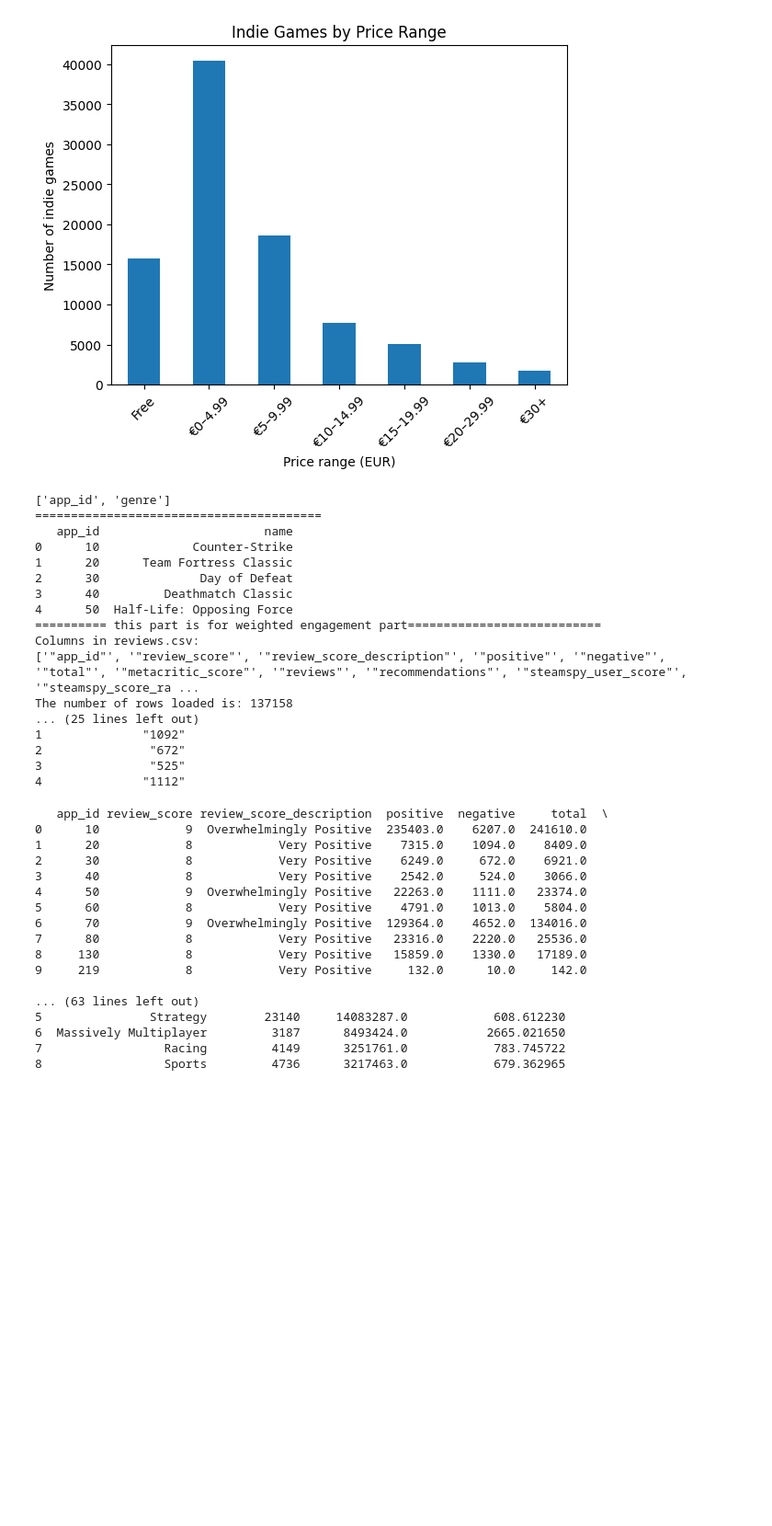
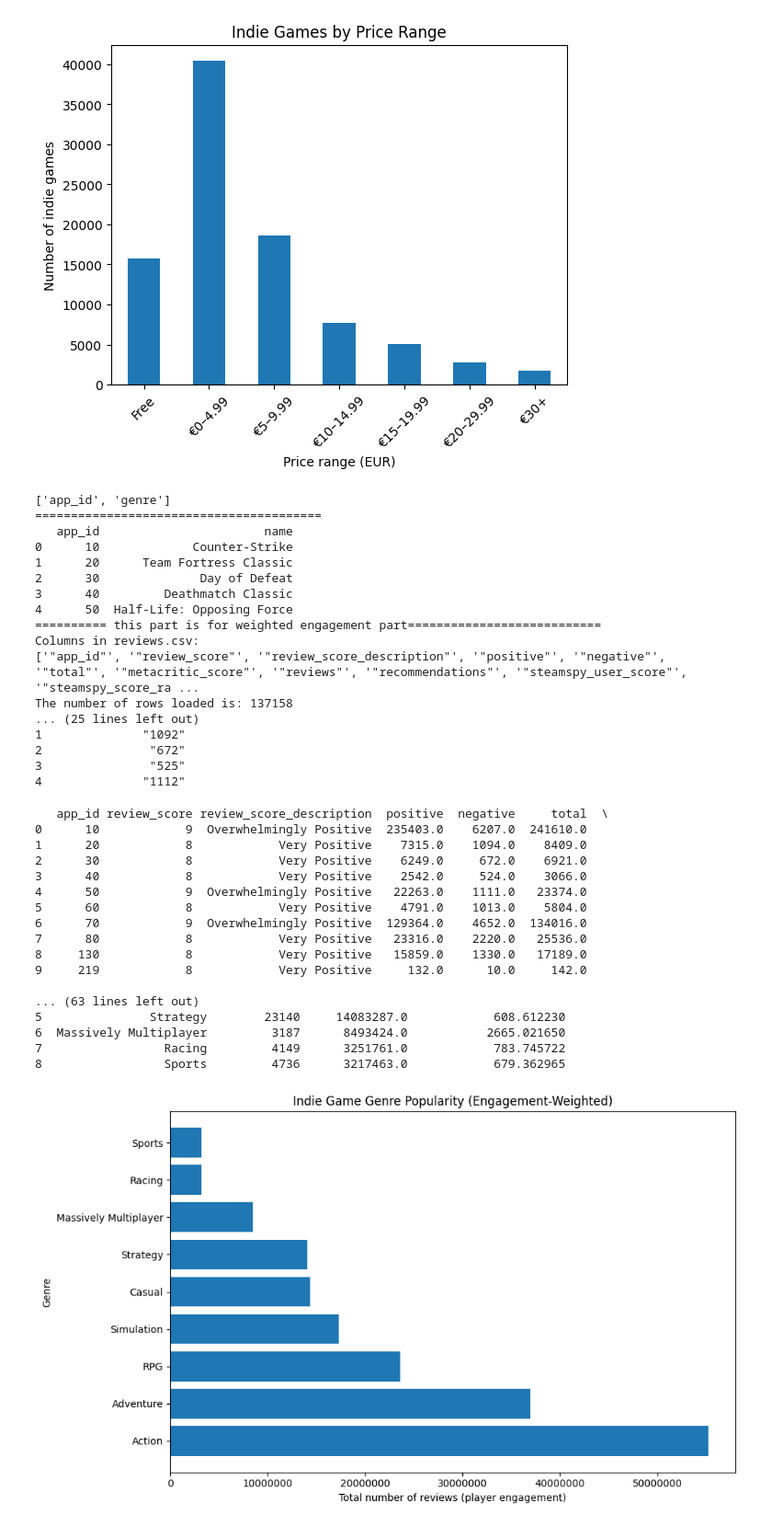
Before and after one commit to KhaledKhalil711/DataPlay, a Jupyter notebook: Data Analysis/Data Analysis-for steam store.ipynb, the cells around one changed output. Shown at 92% size. Drawn from its saved outputs; the diff is of its cells as text; code cells hidden in the pictures; blank space fills up the shorter version.

```diff
--- a/Data Analysis/Data Analysis-for steam store.ipynb
+++ b/Data Analysis/Data Analysis-for steam store.ipynb
@@ -401,6 +401,23 @@ genre_popularity = (
 
 print(genre_popularity)
 
+plt.figure(figsize=(10, 6))
+
+plt.barh(
+    genre_popularity["genre_normalized"],
+    genre_popularity["total_reviews"]
+)
+
+plt.xlabel("Total number of reviews (player engagement)")
+plt.ylabel("Genre")
+plt.title("Indie Game Genre Popularity (Engagement-Weighted)")
+
+# Improve x-axis readability
+plt.ticklabel_format(style="plain", axis="x")
+
+plt.tight_layout()
+plt.show()
+
 
 
 
@@ -431,44 +448,44 @@ genre_counts = genre_counts.sort_values("game_count", ascending=True)
 # Plot — Horizontal bar chart (ALL genres)
 # --------------------------------------------------
 
-# plt.figure(figsize=(10, 6))
+plt.figure(figsize=(10, 6))
 
-# plt.barh(
-#     genre_counts["genre"],
-#     genre_counts["game_count"],
-#     color="steelblue"
-# )
+plt.barh(
+    genre_counts["genre"],
+    genre_counts["game_count"],
+    color="steelblue"
+)
 
-# plt.xlabel("Number of indie games")
-# plt.ylabel("Genre")
-# plt.title("Popularity of Indie Game Genres")
+plt.xlabel("Number of indie games")
+plt.ylabel("Genre")
+plt.title("Popularity of Indie Game Genres")
 
-# plt.tight_layout()
-# plt.show()
-# print("============================== For tags")
-# tag_counts = (
-#     tags_indie["tag"]
-#     .value_counts()
-#     .reset_index()
-# )
+plt.tight_layout()
+plt.show()
+print("============================== For tags")
+tag_counts = (
+    tags_indie["tag"]
+    .value_counts()
+    .reset_index()
+)
 
-# tag_counts.columns = ["tag", "game_count"]
-# top_tags = tag_counts.head(20)
+tag_counts.columns = ["tag", "game_count"]
+top_tags = tag_counts.head(20)
 
-# plt.figure()
-# top_tags.plot(
-#     kind="bar",
-#     x="tag",
-#     y="game_count",
-#     legend=False
-# )
+plt.figure()
+top_tags.plot(
+    kind="bar",
+    x="tag",
+    y="game_count",
+    legend=False
+)
 
-# plt.xlabel("Tag")
-# plt.ylabel("Number of indie games")
-# plt.title("Top 20 Most Popular Indie Game Tags")
-# plt.xticks(rotation=45, ha="right")
-# plt.show()
-# print(df["name"])
+plt.xlabel("Tag")
+plt.ylabel("Number of indie games")
+plt.title("Top 20 Most Popular Indie Game Tags")
+plt.xticks(rotation=45, ha="right")
+plt.show()
+print(df["name"])
 # %% [output]
 ['app_id', 'genre']
 ========================================
@@ -477,30 +494,31 @@ genre_counts = genre_counts.sort_values("game_count", ascending=True)
 1      20      Team Fortress Classic
 2      30              Day of Defeat
 3      40         Deathmatch Classic
 4      50  Half-Life: Opposing Force
 ========== this part is for weighted engagement part===========================
 Columns in reviews.csv:
 ['"app_id"', '"review_score"', '"review_score_description"', '"positive"', '"negative"', '"total"', '"metacritic_score"', '"reviews"', '"recommendations"', '"steamspy_user_score"', '"steamspy_score_ra ...
 The number of rows loaded is: 137158
 ... (25 lines left out)
 1              "1092"
 2               "672"
 3               "525"
 4              "1112"
    app_id review_score review_score_description  positive  negative     total  \
 0      10            9  Overwhelmingly Positive  235403.0    6207.0  241610.0
 1      20            8            Very Positive    7315.0    1094.0    8409.0
 2      30            8            Very Positive    6249.0     672.0    6921.0
 3      40            8            Very Positive    2542.0     524.0    3066.0
 4      50            9  Overwhelmingly Positive   22263.0    1111.0   23374.0
 5      60            8            Very Positive    4791.0    1013.0    5804.0
 6      70            9  Overwhelmingly Positive  129364.0    4652.0  134016.0
 7      80            8            Very Positive   23316.0    2220.0   25536.0
 8     130            8            Very Positive   15859.0    1330.0   17189.0
 9     219            8            Very Positive     132.0      10.0     142.0
 
 ... (63 lines left out)
 5               Strategy        23140     14083287.0            608.612230
 6  Massively Multiplayer         3187      8493424.0           2665.021650
 7                 Racing         4149      3251761.0            783.745722
 8                 Sports         4736      3217463.0            679.362965
+[figure, added]
```
Also changed, not shown: parts of 2 cells of this notebook.
